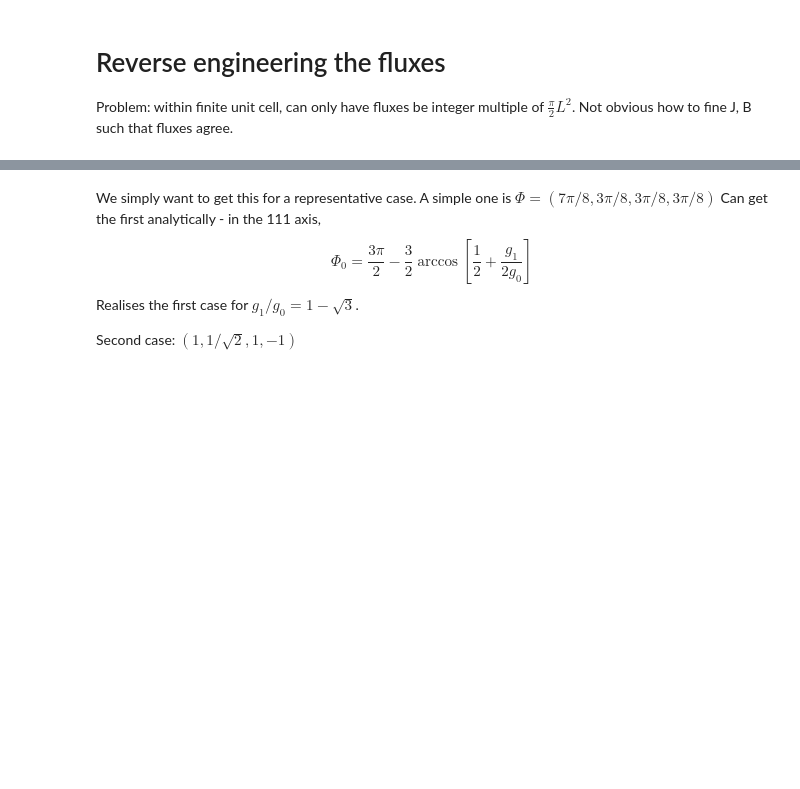
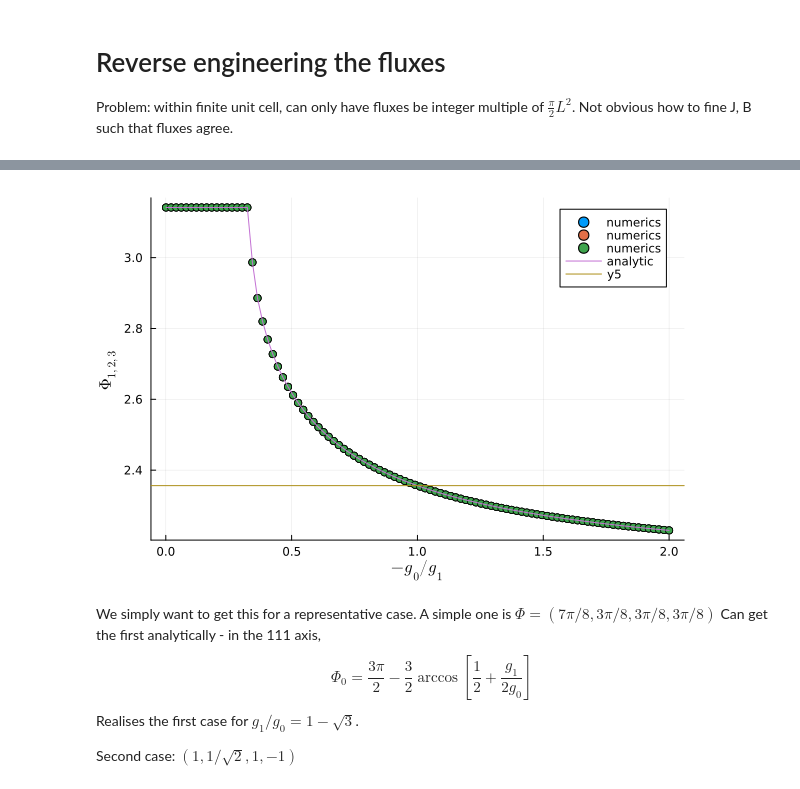
Before and after one commit to Spuriosity1/qsi-spinon-gmft, a Jupyter notebook: fluxmaker.ipynb, the cells around one changed output, grey strips where cells are left out. Drawn from its saved outputs; the diff is of its cells as text; code cells hidden in the pictures; blank space fills up the shorter version.

```diff
--- a/fluxmaker.ipynb
+++ b/fluxmaker.ipynb
@@ -297,32 +405,20 @@ flux_vals = reduce(hcat, (x -> best_flux_fast([-1., -1., -1.,x]).minimizer' ).(g
 # %%
 using LaTeXStrings
-plot(g0, abs.(flux_vals'),label="numerics",seriestype=:scatter)
+using Plots
 
-function f(x)
-    # x = g0/gj
-    try
-        return 3π/2 - 1.5*acos(0.5 - 0.5/x)
-    catch
-        return 0
-    end
-end
+
+plot(g0, abs.(flux_vals),label="numerics",seriestype=:scatter)
 
 
 
-function finv(Φ0)
-    return ( 1 - 2*cos((3π/2 - Φ0)*2/3) )^-1
-end
+plot!(g0, π .- 1/3 .*zeroth_flux.(g0),label="analytic")
 
 
-plot!(g0, 1/3 .*f.(g0),label="analytic")
-
+hline!([3π/4])
 xlabel!(L"-g_0/g_1")
 ylabel!(L"\Phi_{1,2,3}")
-
-
-# title!("Some Plots")
-# xlabel!("x label")
-# ylabel!("y label")
+# %% [output]
+[figure, added]
 # %% [markdown]
 We simply want to get this for a representative case. A simple one is $\Phi = (7π/8, 3π/8,3π/8,3π/8)$
 Can get the first analytically - in the 111 axis,
```
Also changed, not shown: parts of 9 cells of this notebook, 1 other file.
